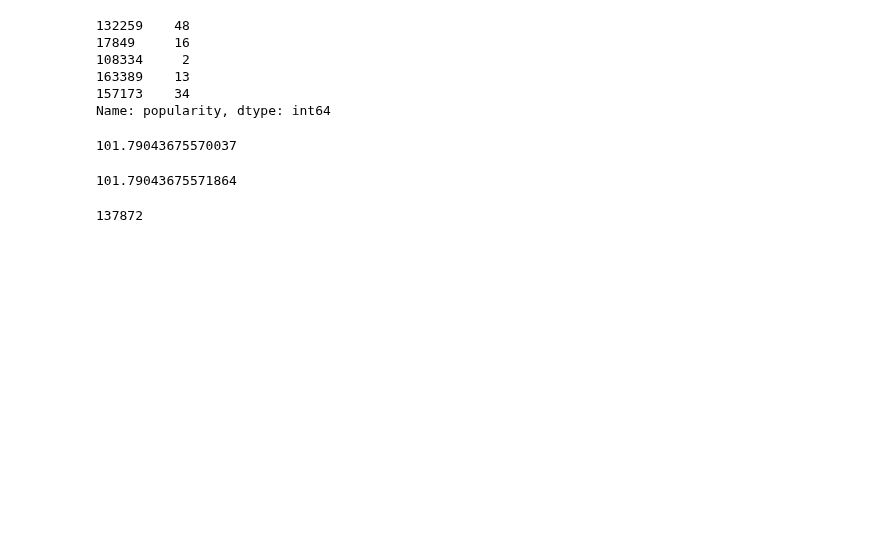
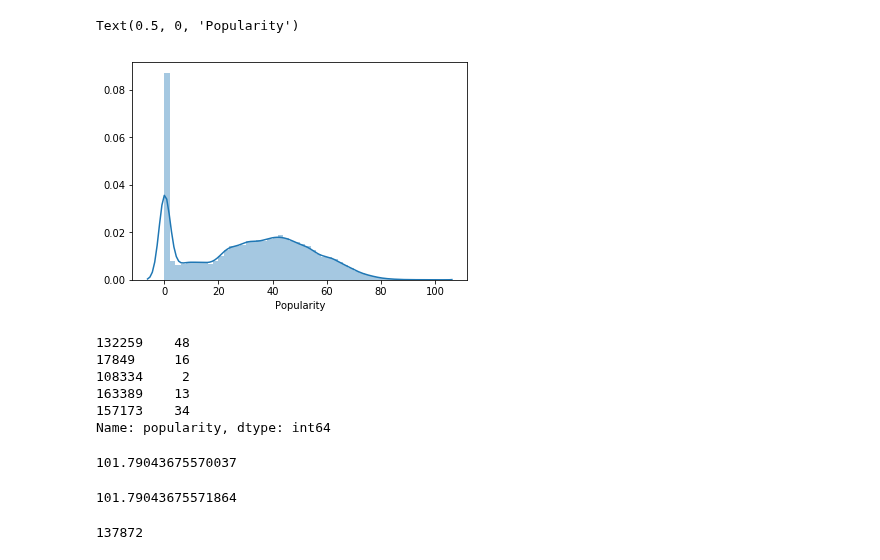
Before and after one commit to zainkhan9/spotify_ml, a Jupyter notebook: Prediction.ipynb, the cells around one changed output. Drawn from its saved outputs; the diff is of its cells as text; code cells hidden in the pictures; blank space fills up the shorter version.

```diff
--- a/Prediction.ipynb
+++ b/Prediction.ipynb
@@ -27,6 +27,13 @@ X = dat[['acousticness',
        'tempo',
         'valence', 'key', 'mode', 'loudness', 'explicit', 'duration_ms']]
 y = dat["popularity"]
+# %%
+import seaborn as sns
+sns.distplot(y)
+plt.xlabel("Popularity")
+# %% [output]
+Text(0.5, 0, 'Popularity')
+[figure, added]
 # %%
 X_train, X_test, y_train, y_test = train_test_split(X, y, test_size=0.2, random_state=42)
 # %%
```
Also changed, not shown: parts of 8 cells of this notebook, 1 other file.
